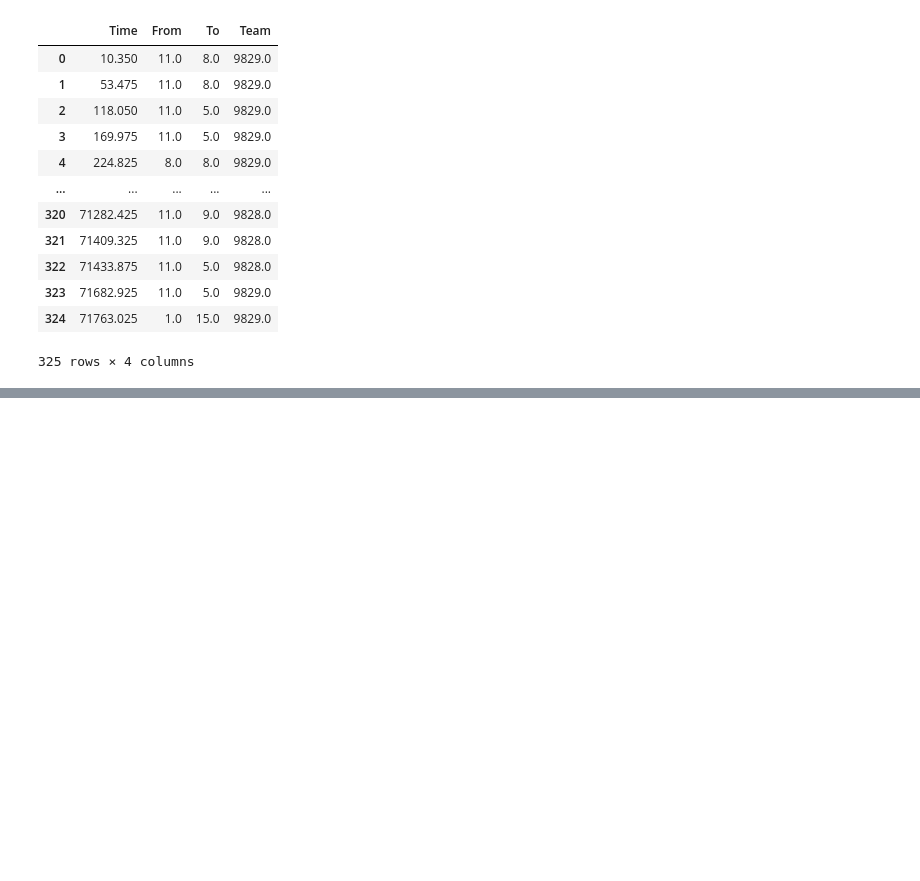
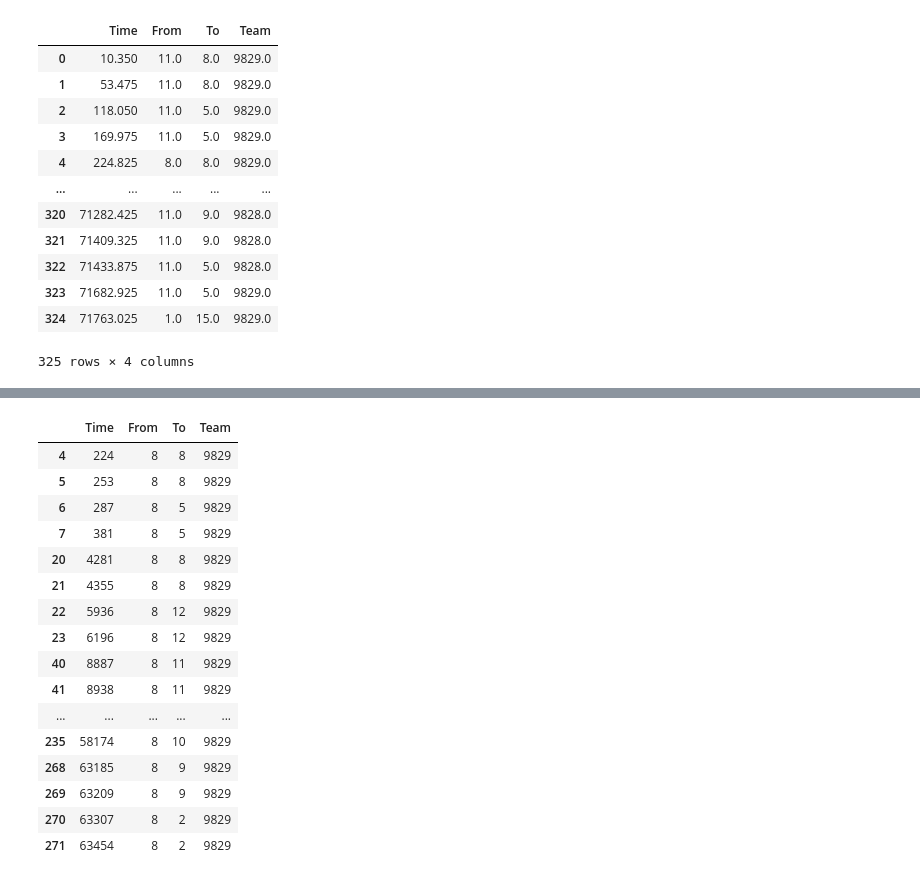
Before and after one commit to claireseceh/tracking-football, a Jupyter notebook: main.ipynb, the cells around one changed output, grey strips where cells are left out. Cells and saved outputs as stored; diff of their text form; code cells hidden in the pictures; blank space fills up the shorter version.

```diff
--- a/main.ipynb
+++ b/main.ipynb
@@ -555,0 +467,25 @@ plt.show()
+# %%
+Passers_vis = passes_FH[passes_FH.Team == np.float64(ID_vis['id'])]
+Passer1F_vis = np.bincount(Passers_vis.From).argmax()
+
+Passes1F_vis = Passers_vis[Passers_vis.From == np.float64(Passer1F_vis)]
+Passes1F_vis = Passes1F_vis.astype(int)
+Passes1F_vis
+# %% [output]
+|  | Time | From | To | Team |
+| 4 | 224 | 8 | 8 | 9829 |
+| 5 | 253 | 8 | 8 | 9829 |
+| 6 | 287 | 8 | 5 | 9829 |
+| 7 | 381 | 8 | 5 | 9829 |
+| 20 | 4281 | 8 | 8 | 9829 |
+| 21 | 4355 | 8 | 8 | 9829 |
+| 22 | 5936 | 8 | 12 | 9829 |
+| 23 | 6196 | 8 | 12 | 9829 |
+| 40 | 8887 | 8 | 11 | 9829 |
+| 41 | 8938 | 8 | 11 | 9829 |
+| ... | ... | ... | ... | ... |
+| 235 | 58174 | 8 | 10 | 9829 |
+| 268 | 63185 | 8 | 9 | 9829 |
+| 269 | 63209 | 8 | 9 | 9829 |
+| 270 | 63307 | 8 | 2 | 9829 |
+| 271 | 63454 | 8 | 2 | 9829 |
```
Also changed, not shown: parts of 9 cells of this notebook.
